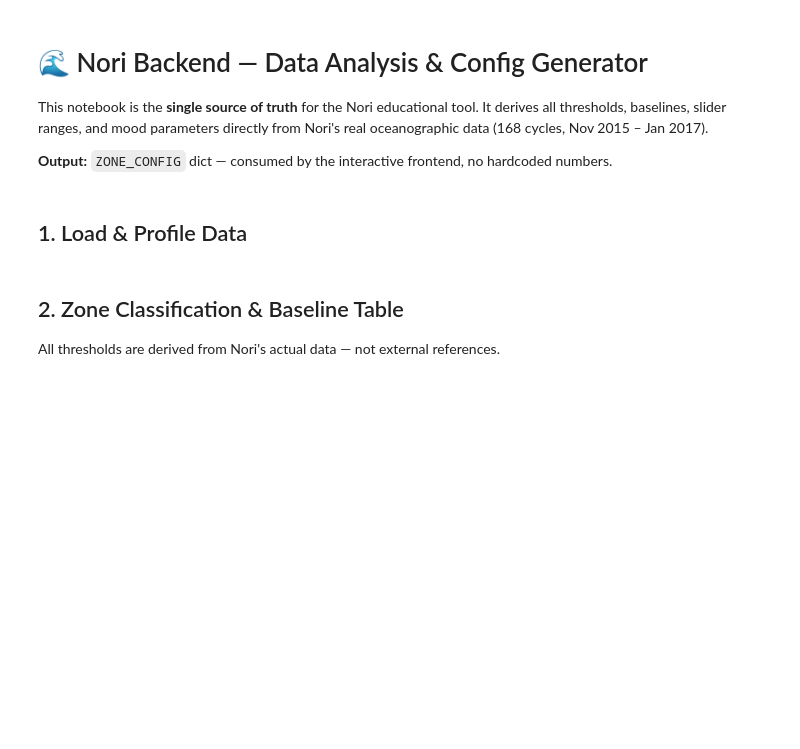
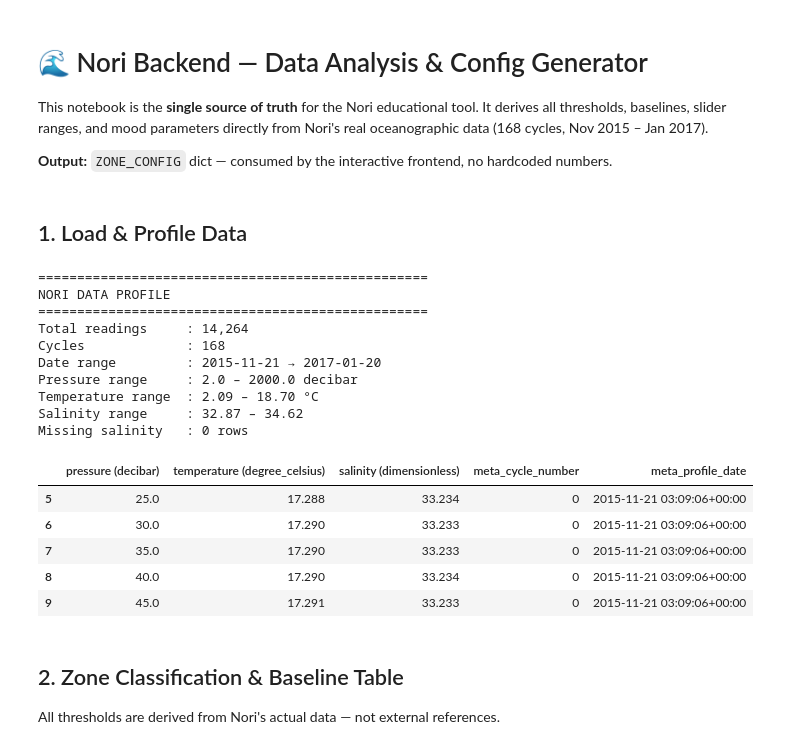
Before and after one commit to matthewviray/datahacks-argo-buddy, a Jupyter notebook: nori_backend.ipynb, the cells around one changed output. Cells and saved outputs as stored; diff of their text form; code cells hidden in the pictures; blank space fills up the shorter version.

```diff
--- a/nori_backend.ipynb
+++ b/nori_backend.ipynb
@@ -21,27 +20,44 @@ plt.rcParams['font.size'] = 11
 # %%
 COLS = [
     'pressure (decibar)',
     'temperature (degree_celsius)',
     'salinity (dimensionless)',
     'meta_cycle_number',
     'meta_profile_date'
 ]
 
-df = pd.read_csv('single_argo.csv', usecols=COLS)
+df = pd.read_csv('data/processed/single_argo.csv', usecols=COLS)
 df = df.dropna(subset=['temperature (degree_celsius)'])
 df['meta_profile_date'] = pd.to_datetime(df['meta_profile_date'], utc=True)
 
 print('='*50)
 print('NORI DATA PROFILE')
 print('='*50)
 print(f'Total readings     : {len(df):,}')
 print(f'Cycles             : {df["meta_cycle_number"].nunique()}')
 print(f'Date range         : {df["meta_profile_date"].min().date()} → {df["meta_profile_date"].max().date()}')
 print(f'Pressure range     : {df["pressure (decibar)"].min()} – {df["pressure (decibar)"].max()} decibar')
 print(f'Temperature range  : {df["temperature (degree_celsius)"].min():.2f} – {df["temperature (degree_celsius)"].max():.2f} °C')
 print(f'Salinity range     : {df["salinity (dimensionless)"].min():.2f} – {df["salinity (dimensionless)"].max():.2f}')
 print(f'Missing salinity   : {df["salinity (dimensionless)"].isna().sum():,} rows')
 df.head()
+# %% [output]
+==================================================
+NORI DATA PROFILE
+==================================================
+Total readings     : 14,264
+Cycles             : 168
+Date range         : 2015-11-21 → 2017-01-20
+Pressure range     : 2.0 – 2000.0 decibar
+Temperature range  : 2.09 – 18.70 °C
+Salinity range     : 32.87 – 34.62
+Missing salinity   : 0 rows
+|  | pressure (decibar) | temperature (degree_celsius) | salinity (dimensionless) | meta_cycle_number | meta_profile_date |
+| 5 | 25.0 | 17.288 | 33.234 | 0 | 2015-11-21 03:09:06+00:00 |
+| 6 | 30.0 | 17.290 | 33.233 | 0 | 2015-11-21 03:09:06+00:00 |
+| 7 | 35.0 | 17.290 | 33.233 | 0 | 2015-11-21 03:09:06+00:00 |
+| 8 | 40.0 | 17.290 | 33.234 | 0 | 2015-11-21 03:09:06+00:00 |
+| 9 | 45.0 | 17.291 | 33.233 | 0 | 2015-11-21 03:09:06+00:00 |
 # %% [markdown]
 ## 2. Zone Classification & Baseline Table
 
```
Also changed, not shown: parts of 8 cells of this notebook, 8 other files.
